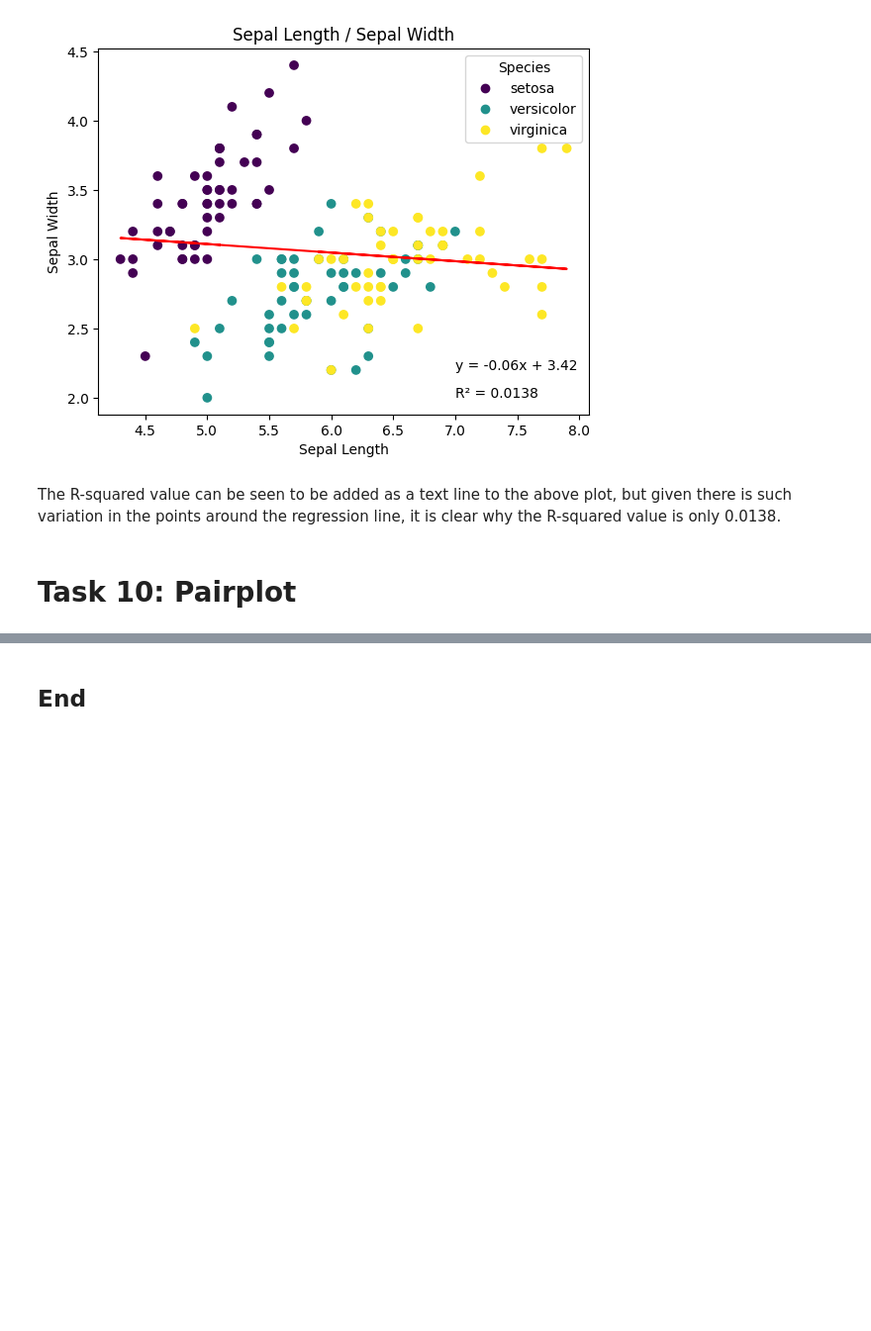
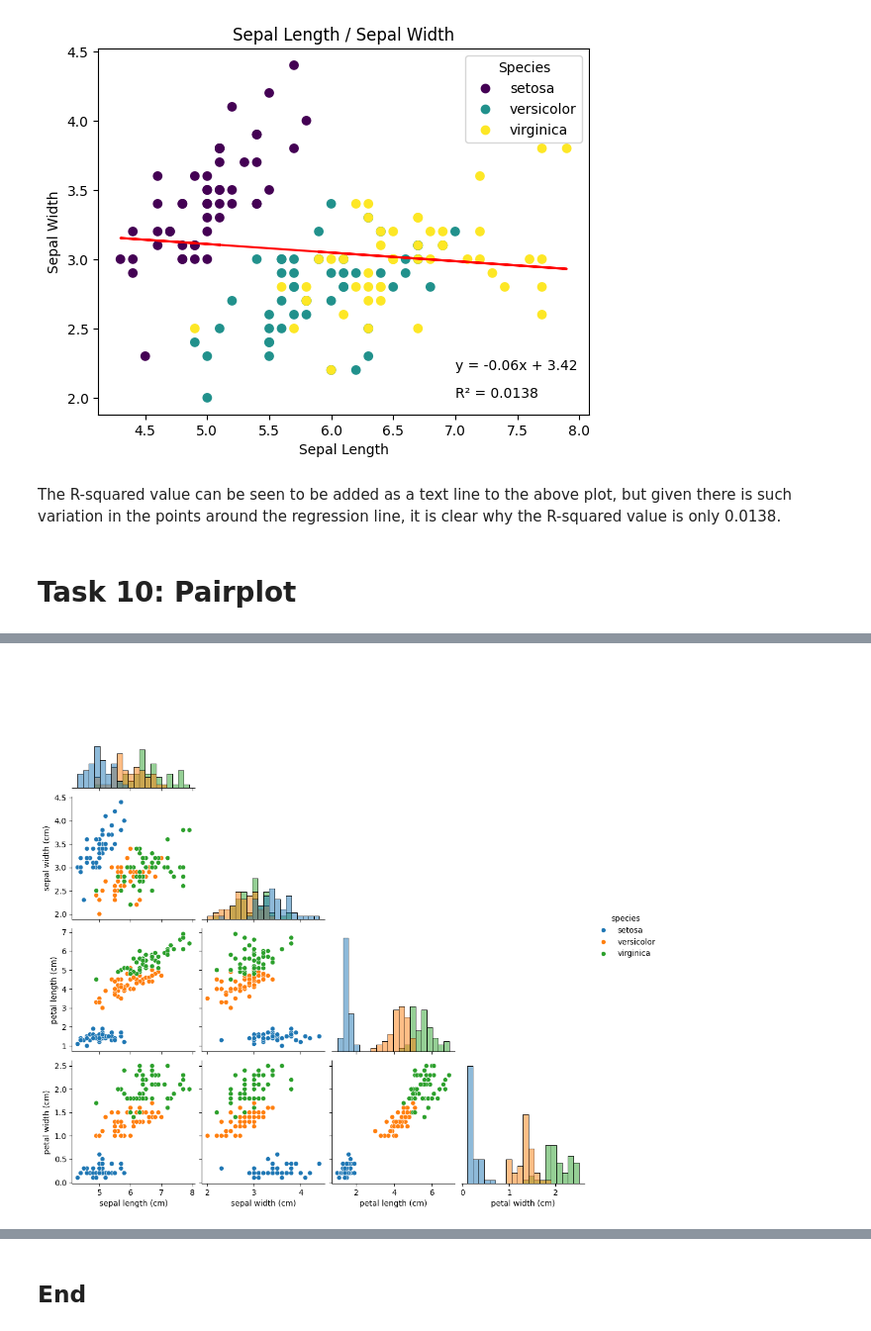
Before and after one commit to danielfinnerty/principles_of_data_analytics, a Jupyter notebook: tasks.ipynb, the cells around one changed output, grey strips where cells are left out. Shown at 99% size. Drawn from its saved outputs; the diff is of its cells as text; code cells hidden in the pictures; blank space fills up the shorter version.

```diff
--- a/tasks.ipynb
+++ b/tasks.ipynb
@@ -528,0 +554,8 @@ plt.show;
+# %%
+# Create pairplot, colour coding for species, and applying histograms on the diagonal, and making it a 'corner' plot.
+sns.pairplot(iris_df, hue = 'species', diag_kind = 'hist', diag_kws = {'bins' : 20}, corner = True)
+
+# Show pairplot
+plt.show;
+# %% [output]
+[figure, added]
```
Also changed, not shown: parts of 5 cells of this notebook, 1 other file.
